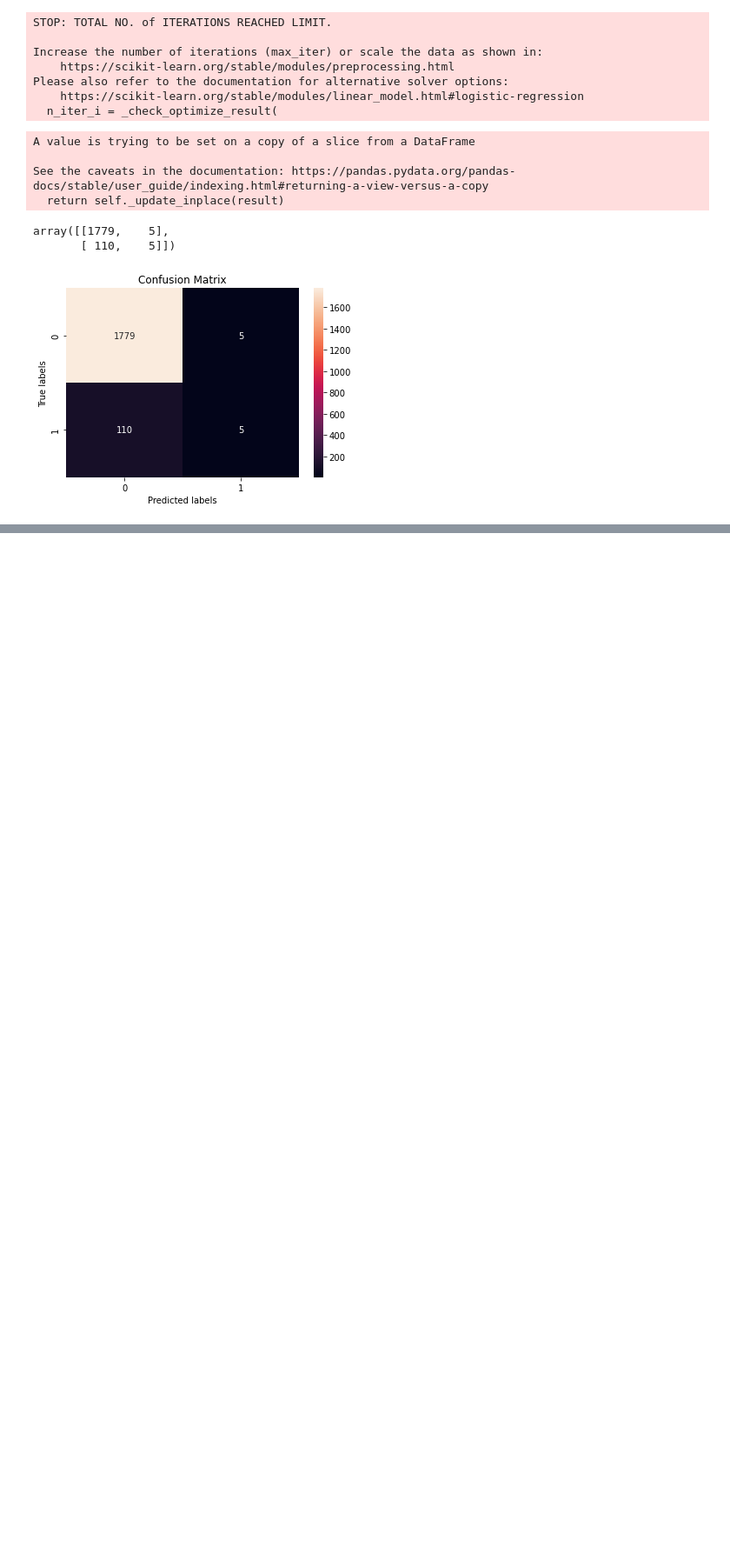
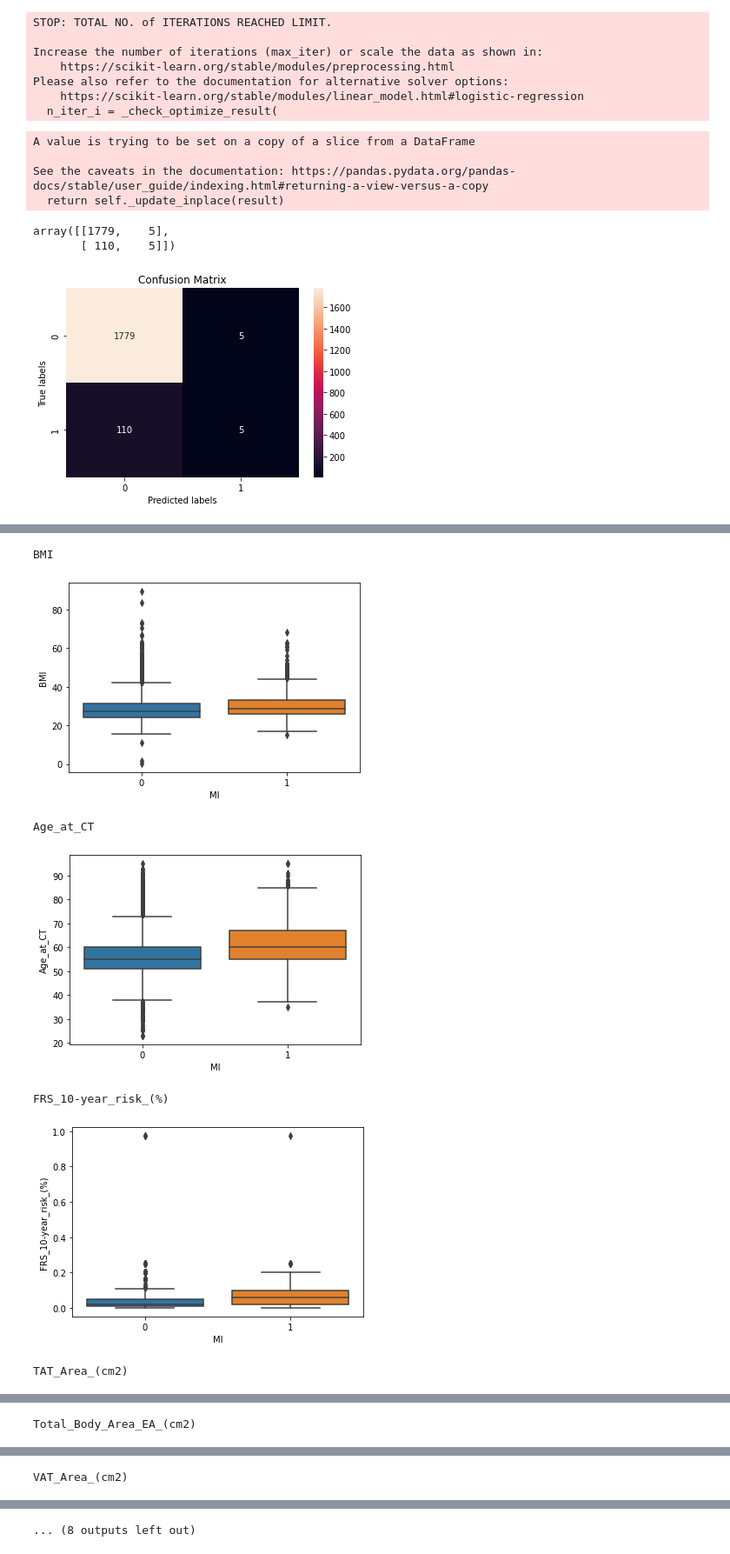
Before and after one commit to SahuH/Clinical-Outcome-Prediction, a Jupyter notebook: Predicting_Death.ipynb, the cells around one changed output, grey strips where cells are left out. Shown at 87% size. Saved outputs shown, nothing was run; the diff lists cells and outputs as text; code cells hidden in the pictures; blank space fills up the shorter version.

```diff
--- a/Predicting_Death.ipynb
+++ b/Predicting_Death.ipynb
@@ -170,0 +335,15 @@ ax.yaxis.set_ticklabels(labels);
+# %%
+import seaborn as sns
+for col in ['BMI','Age_at_CT','FRS_10-year_risk_(%)','TAT_Area_(cm2)','Total_Body_Area_EA_(cm2)','VAT_Area_(cm2)','SAT_Area_(cm2)',
+'VAT/SAT_Ratio','AoCa_Agatston','Liver_HU_(Median)']:
+    print(col)
+    sns.boxplot(x='MI', y=col, data=data)
+    plt.show()
+# %% [output]
+BMI
+[figure, added]
+Age_at_CT
+[figure, added]
+FRS_10-year_risk_(%)
+[figure, added]
+TAT_Area_(cm2)
@@ -170,0 +351 @@ ax.yaxis.set_ticklabels(labels);
+Total_Body_Area_EA_(cm2)
@@ -170,0 +353 @@ ax.yaxis.set_ticklabels(labels);
+VAT_Area_(cm2)
@@ -170,0 +355 @@ ax.yaxis.set_ticklabels(labels);
+... (8 outputs left out)
```
Also changed, not shown: parts of 28 cells of this notebook.
